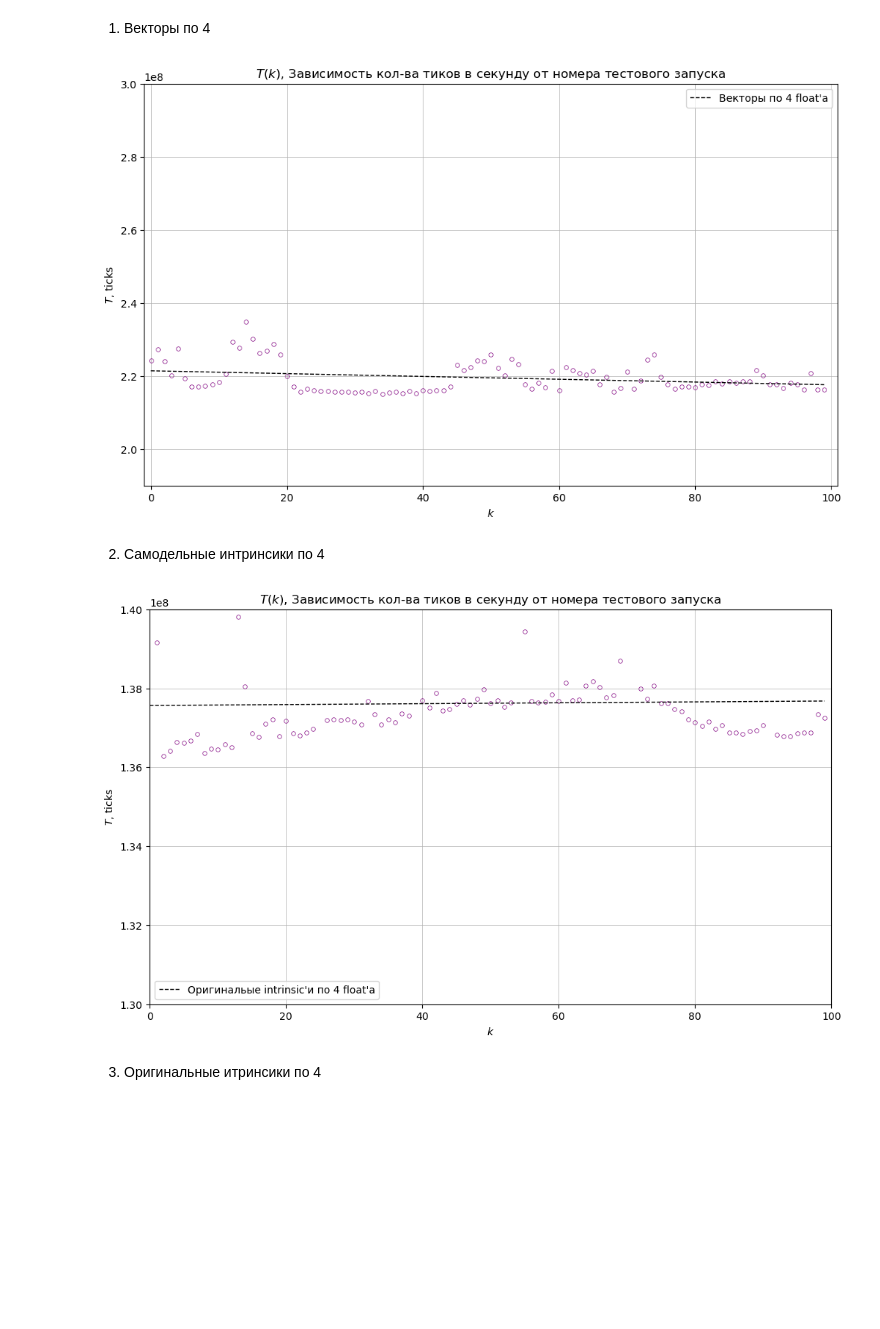
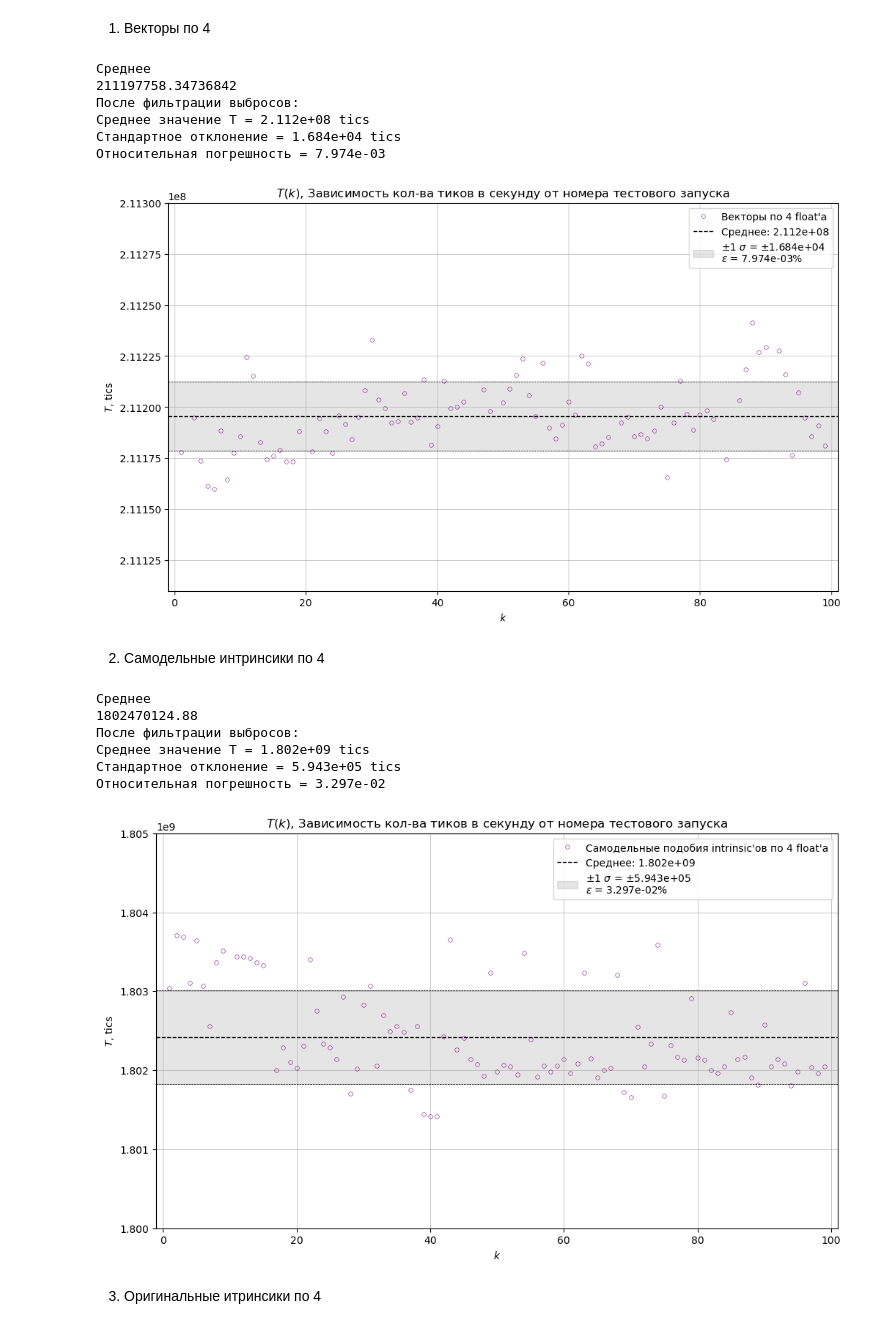
Before and after one commit to kand1bober/Mandelbrot, a Jupyter notebook: lab.ipynb, the cells around one changed output. Drawn from its saved outputs; the diff is of its cells as text; code cells hidden in the pictures; blank space fills up the shorter version.

```diff
--- a/lab.ipynb
+++ b/lab.ipynb
@@ -230,7 +239,7 @@ def filter_outliers(x, y, threshold=2):
     return x[filtered_idx], y[filtered_idx]
 #------------------------------------------------------
 
-max_value = 7.5e7
+max_value = 2.1130e8
 x1_normal, y1_normal = filter_by_distance(x1, y1, max_value)
 x1_filtered, y1_filtered = filter_outliers(x1_normal, y1_normal, 2)
 
@@ -255,7 +264,7 @@ print(f"Относительная погрешность = { rel_y1_filtered:.3
 plot_1 = plt.figure(figsize=(12, 7))
 
 plt.plot(x1_filtered, y1_filtered, marker='o', markerfacecolor='none', markeredgecolor='purple', markeredgewidth=0.4, linestyle='', markersize=4,
-         label='Оригинальные intrinsic\'и по 8 float\'ов' )
+         label='Векторы по 4 float\'a' )
 
 z_1 = np.polyfit(x1_filtered, y1_filtered, deg=1)
 polynom_1 = np.poly1d(z_1)
@@ -271,18 +280,26 @@ plt.fill_between([-1,101],
                  mean_y1_filtered + std_y1_filtered,
                  color='gray', alpha=0.2,
                  label=f'±1 $\\sigma$ = ±{std_y1_filtered:.3e}\n'
-                 f'$\\epsilon$ = {rel_y1_filtered:.3e}')
+                 f'$\\epsilon$ = {rel_y1_filtered:.3e}%')
 
 plt.grid(True, linestyle='-', linewidth=0.5)
 plt.title("$T(k)$, Зависимость кол-ва тиков в секунду от номера тестового запуска")
 plt.ylabel("$T$, tics")
 plt.xlabel("$k$")
 plt.xlim(-1, 101)
-plt.ylim(7.43e7, 7.45e7)
+plt.ylim(2.1111e8, 2.1130e8)
+
 plt.legend()
+plt.savefig("graphs/1.png")
 plt.show()
 # %% [output]
+Среднее
+211197758.34736842
+После фильтрации выбросов:
+Среднее значение T = 2.112e+08 tics
+Стандартное отклонение = 1.684e+04 tics
+Относительная погрешность = 7.974e-03
-[figure, old version]
+[figure, new version]
 # %% [markdown]
 2. Самодельные интринсики по 4
 # %%
@@ -315,7 +332,7 @@ def filter_outliers(x, y, threshold=2):
     return x[filtered_idx], y[filtered_idx]
 #------------------------------------------------------
 
-max_value = 7.5e7
+max_value = 1.81e9
 x2_normal, y2_normal = filter_by_distance(x2, y2, max_value)
 x2_filtered, y2_filtered = filter_outliers(x2_normal, y2_normal, 2)
 
@@ -337,37 +354,45 @@ print(f"Относительная погрешность = { rel_y2_filtered:.3
 
 
 #------------------------------------------------------
 plot_2 = plt.figure(figsize=(12, 7))
 
 plt.plot(x2_filtered, y2_filtered, marker='o', markerfacecolor='none', markeredgecolor='purple', markeredgewidth=0.4, linestyle='', markersize=4,
-         label='Оригинальные intrinsic\'и по 8 float\'ов' )
+         label='Самодельные подобия intrinsic\'ов по 4 float\'a' )
 
 z_2 = np.polyfit(x2_filtered, y2_filtered, deg=1)
 polynom_2 = np.poly1d(z_2)
 #------------------------------------------------------
 
 plt.axhline(mean_y2_filtered, color='black', linestyle='--', linewidth=1,
             label=f'Среднее: {mean_y2_filtered:.3e}')
 plt.axhline(mean_y2_filtered + std_y2_filtered, color='black', linestyle='--', linewidth=0.5)
 plt.axhline(mean_y2_filtered - std_y2_filtered, color='black', linestyle='--', linewidth=0.5)
 
 plt.fill_between([-1,101],
                  mean_y2_filtered - std_y2_filtered,
                  mean_y2_filtered + std_y2_filtered,
                  color='gray', alpha=0.2,
                  label=f'±1 $\\sigma$ = ±{std_y2_filtered:.3e}\n'
-                 f'$\\epsilon$ = {rel_y2_filtered:.3e}')
+                 f'$\\epsilon$ = {rel_y2_filtered:.3e}%')
 
 plt.grid(True, linestyle='-', linewidth=0.5)
 plt.title("$T(k)$, Зависимость кол-ва тиков в секунду от номера тестового запуска")
 plt.ylabel("$T$, tics")
 plt.xlabel("$k$")
 plt.xlim(-1, 101)
-plt.ylim(7.43e7, 7.45e7)
+plt.ylim(1.80e9, 1.8050e9)
+
 plt.legend()
+plt.savefig("graphs/2.png")
 plt.show()
 # %% [output]
+Среднее
+1802470124.88
+После фильтрации выбросов:
+Среднее значение T = 1.802e+09 tics
+Стандартное отклонение = 5.943e+05 tics
+Относительная погрешность = 3.297e-02
-[figure, old version]
+[figure, new version]
 # %% [markdown]
 3. Оригинальные итринсики по 4
 # %%
```
Also changed, not shown: parts of 5 cells of this notebook, 16 other files.
